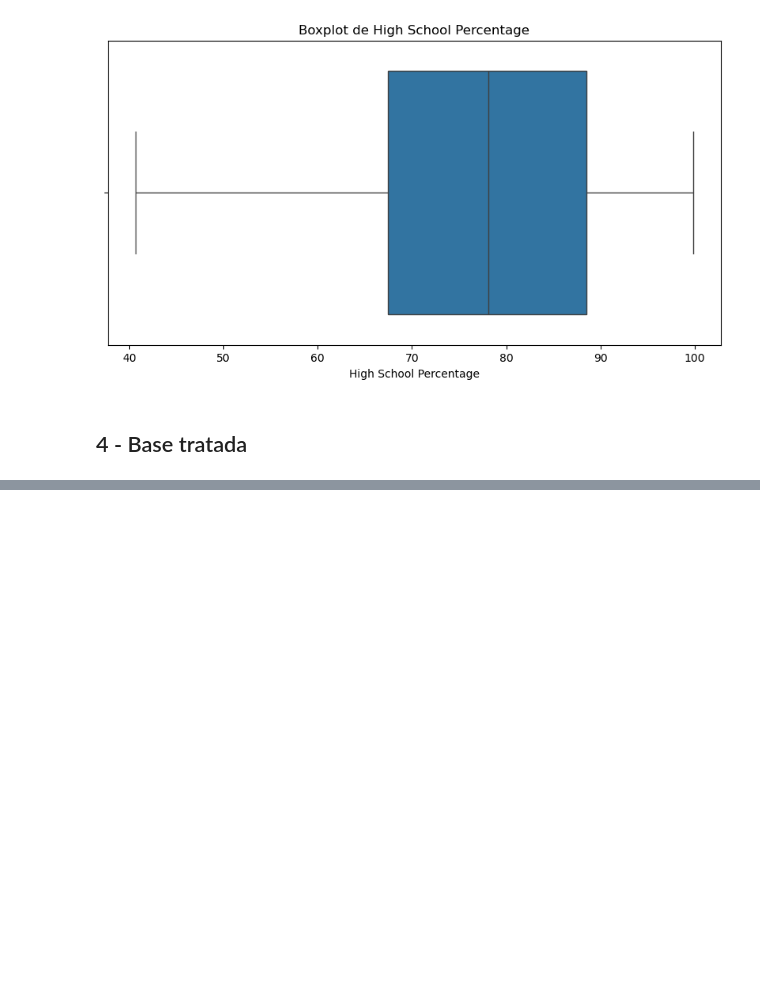
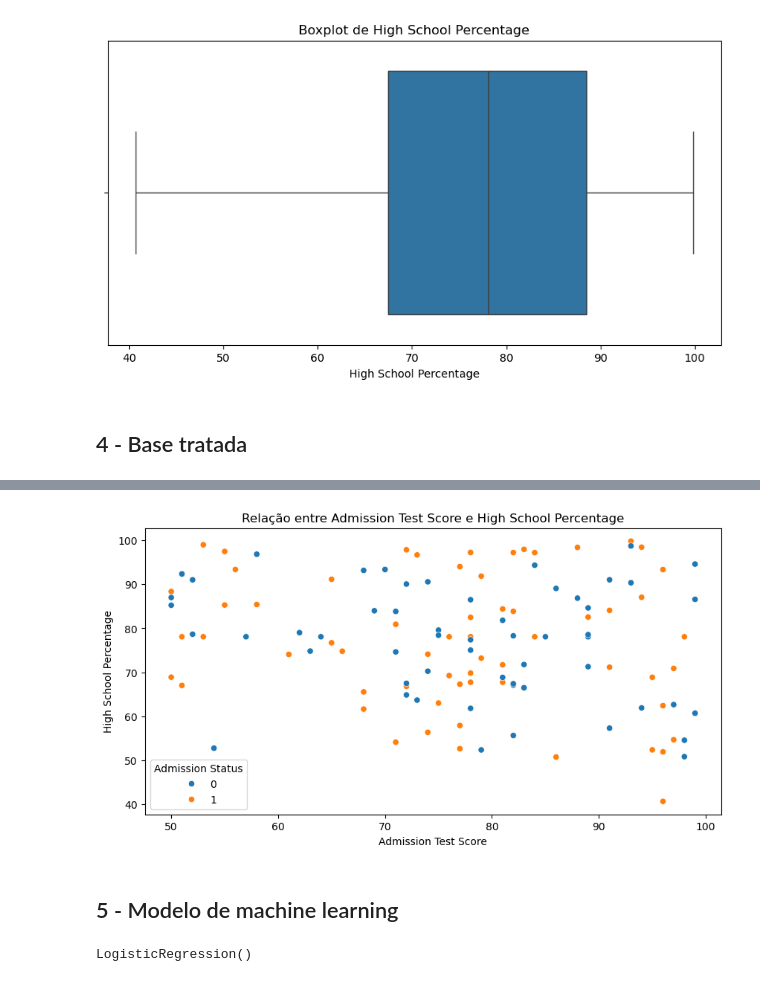
Before and after one commit to JoaoLucasYudi/student_admission_model, a Jupyter notebook: project.ipynb, the cells around one changed output, grey strips where cells are left out. Drawn from its saved outputs; the diff is of its cells as text; code cells hidden in the pictures; blank space fills up the shorter version.

Commit message:
Implementing Linear Regression Model

```diff
--- a/project.ipynb
+++ b/project.ipynb
@@ -231,0 +228,11 @@ display(df_student_info_filtered)
+# %%
+plt.figure(figsize=(10, 5))
+sns.scatterplot(data=df_student_info_filtered, x='Admission Test Score', y='High School Percentage', hue='Admission Status')
+plt.title('Relação entre Admission Test Score e High School Percentage')
+plt.xlabel('Admission Test Score')
+plt.ylabel('High School Percentage')
+plt.show()
+# %% [output]
+[figure, added]
+# %% [markdown]
+## 5 - Modelo de machine learning
@@ -231,0 +252,6 @@ display(df_student_info_filtered)
+# %%
+# Treinando o modelo de regressão linear
+regressor = lm.LogisticRegression()
+regressor.fit(X_train, y_train)
+# %% [output]
+LogisticRegression()
```
Also changed, not shown: parts of 10 cells of this notebook.
